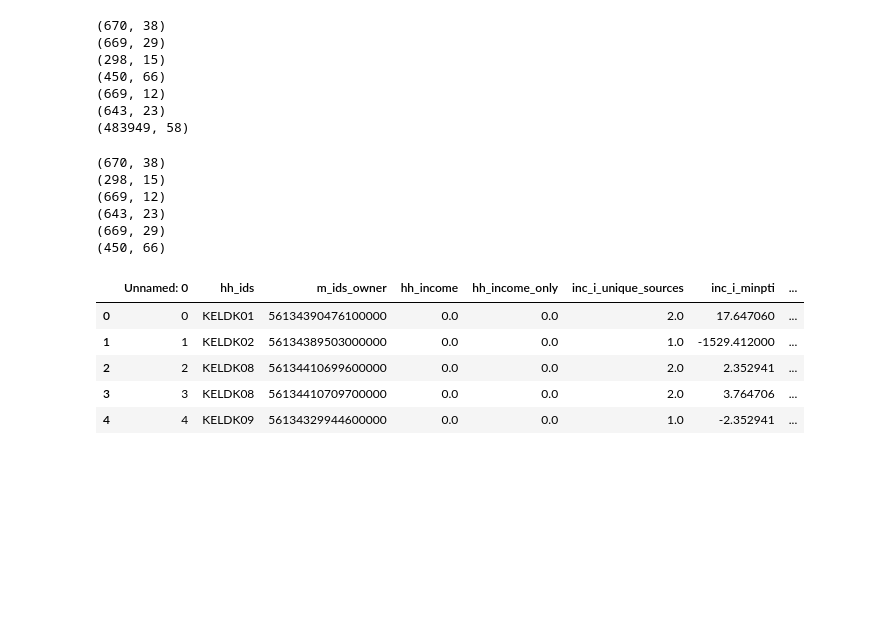
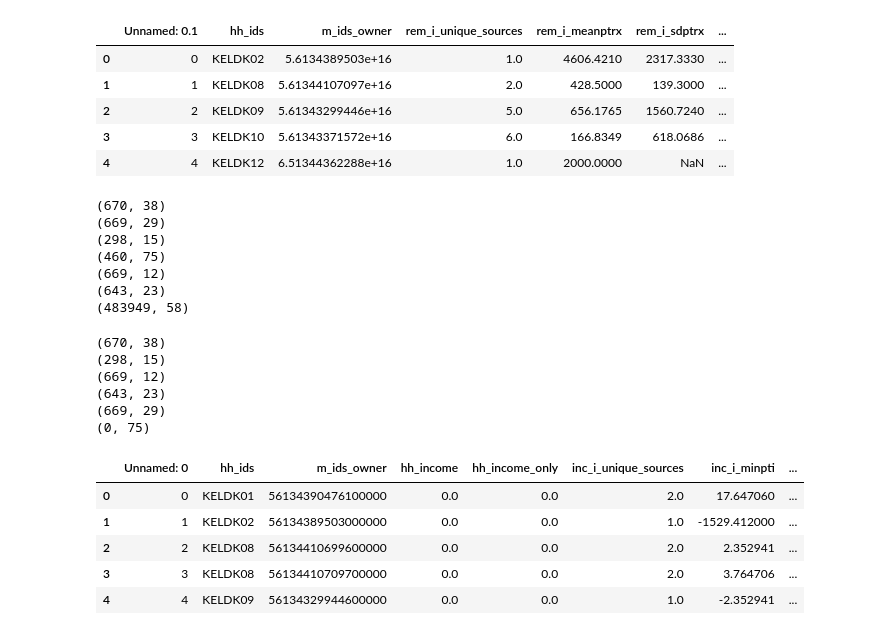
Before and after one commit to julclu/kenya_financial_diaries, a Jupyter notebook: datasets/merge_datasets.ipynb, the cells around one changed output. Drawn from its saved outputs; the diff is of its cells as text; code cells hidden in the pictures; blank space fills up the shorter version.

```diff
--- a/datasets/merge_datasets.ipynb
+++ b/datasets/merge_datasets.ipynb
@@ -27,7 +28,7 @@ trx = pd.read_csv('../diaries_transactions_all.csv', low_memory = False, dtype={
 # %%
 cons = pd.read_csv('consumption_mapped_to_m_ids.csv', dtype={'m_ids_owner': object})
 demos = pd.read_csv('demos_merged.csv',  dtype={'m_ids': object})
-rem_hou_pov = pd.read_csv('pov_hou_rem_merge_rev4.csv',  dtype={'m_ids_owner': object}, index_col = 0)
+rem_hou_pov = pd.read_csv('pov_hou_rem_merged_rev4.csv',  dtype={'m_ids_owner': object}, index_col = 0)
 wb_go = pd.read_csv('wellbeing_goingson.csv',  dtype={'hh_ids': object})
 edu = pd.read_csv('edu_hh_ind_merge.csv', index_col = 0, dtype={'m_ids': object})
 inc = pd.read_csv('income.csv', dtype={'m_ids_owner': object})
@@ -35,6 +36,15 @@ inc = pd.read_csv('income.csv', dtype={'m_ids_owner': object})
 ## we only want to keep IDs that are present in our main transaction datasets anyway
 keep_ids_list = list(trx.m_ids_owner.unique())
 keep_hh_list = list (trx.hh_ids.unique())
+# %%
+rem_hou_pov.head()
+# %% [output]
+|  | Unnamed: 0.1 | hh_ids | m_ids_owner | rem_i_unique_sources | rem_i_meanptrx | rem_i_sdptrx | ... |
+| 0 | 0 | KELDK02 | 5.6134389503e+16 | 1.0 | 4606.4210 | 2317.3330 | ... |
+| 1 | 1 | KELDK08 | 5.61344107097e+16 | 2.0 | 428.5000 | 139.3000 | ... |
+| 2 | 2 | KELDK09 | 5.61343299446e+16 | 5.0 | 656.1765 | 1560.7240 | ... |
+| 3 | 3 | KELDK10 | 5.61343371572e+16 | 6.0 | 166.8349 | 618.0686 | ... |
+| 4 | 4 | KELDK12 | 6.51344362288e+16 | 1.0 | 2000.0000 | NaN | ... |
 # %%
 print(cons.shape)
 print(demos.shape)
@@ -47,7 +57,7 @@ print(trx.shape)
 (670, 38)
 (669, 29)
 (298, 15)
-(450, 66)
+(460, 75)
 (669, 12)
 (643, 23)
 (483949, 58)
@@ -72,7 +82,7 @@ print(rem_hou_pov.shape)
 (669, 12)
 (643, 23)
 (669, 29)
-(450, 66)
+(0, 75)
 # %%
 inc.head()
 # %% [output]
```
Also changed, not shown: parts of 1 cell of this notebook, 1 other file.
